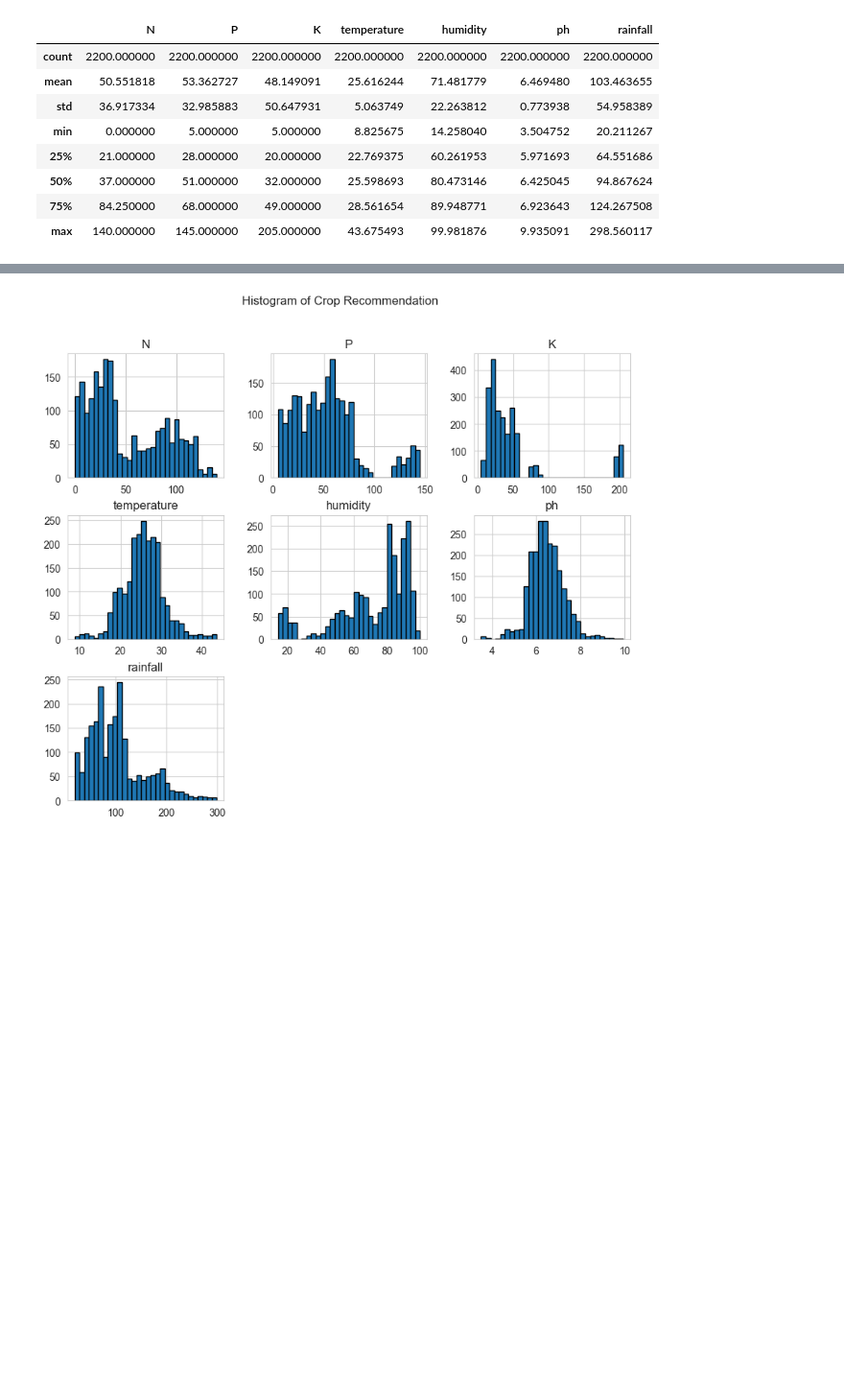
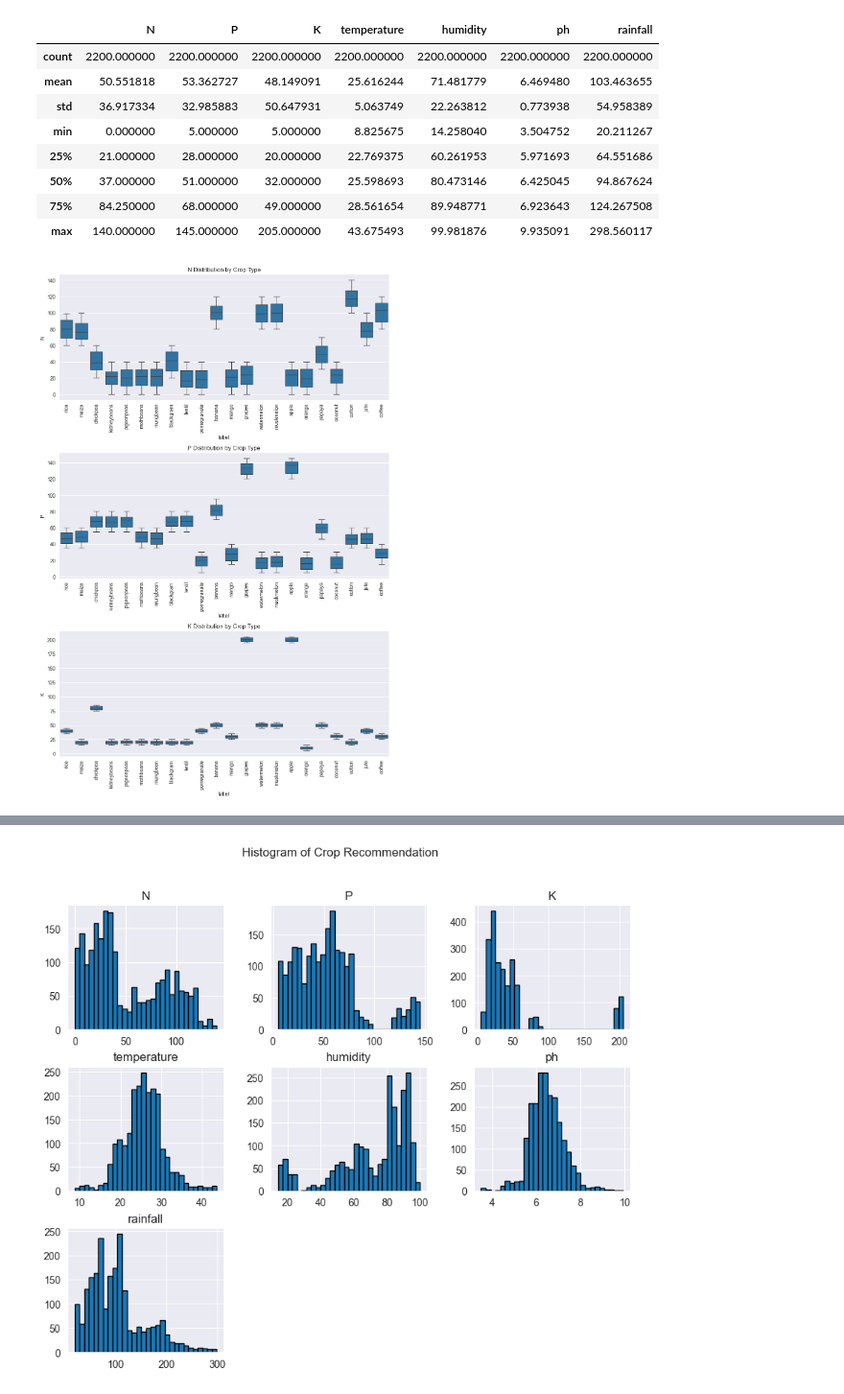
Before and after one commit to Jahdo-Codes/Real-World-Simulation-Projects, a Jupyter notebook: StrataScratch Projects/State Farm - Crop recommendation.ipynb, the cells around one changed output, grey strips where cells are left out. Shown at 96% size. Cells and saved outputs as stored; diff of their text form; code cells hidden in the pictures; blank space fills up the shorter version.

```diff
--- a/StrataScratch Projects/State Farm - Crop recommendation.ipynb
+++ b/StrataScratch Projects/State Farm - Crop recommendation.ipynb
@@ -7,8 +7,6 @@ import matplotlib.pyplot as plt
 import seaborn as sns
 from sklearn.preprocessing import StandardScaler
 
-sns.set_style('whitegrid')
-
 %matplotlib inline
 # %%
 df = pd.read_csv('/Users/jahdovanterpool/Downloads/datasets-2/Crop_recommendation.csv')
@@ -53,3 +51,14 @@ memory usage: 137.6+ KB
 | 50% | 37.000000 | 51.000000 | 32.000000 | 25.598693 | 80.473146 | 6.425045 | 94.867624 |
 | 75% | 84.250000 | 68.000000 | 49.000000 | 28.561654 | 89.948771 | 6.923643 | 124.267508 |
 | max | 140.000000 | 145.000000 | 205.000000 | 43.675493 | 99.981876 | 9.935091 | 298.560117 |
+# %%
+plt.figure(figsize=(10, 15))
+for i, nutrient in enumerate(['N', 'P', 'K']):
+    plt.subplot(3, 1, i+1)
+    sns.boxplot(data=df, x='label', y=nutrient)
+    plt.xticks(rotation=90)
+    plt.title(f'{nutrient} Distribution by Crop Type')
+plt.tight_layout()
+plt.show()
+# %% [output]
+[figure, added]
```
Also changed, not shown: parts of 8 cells of this notebook.
